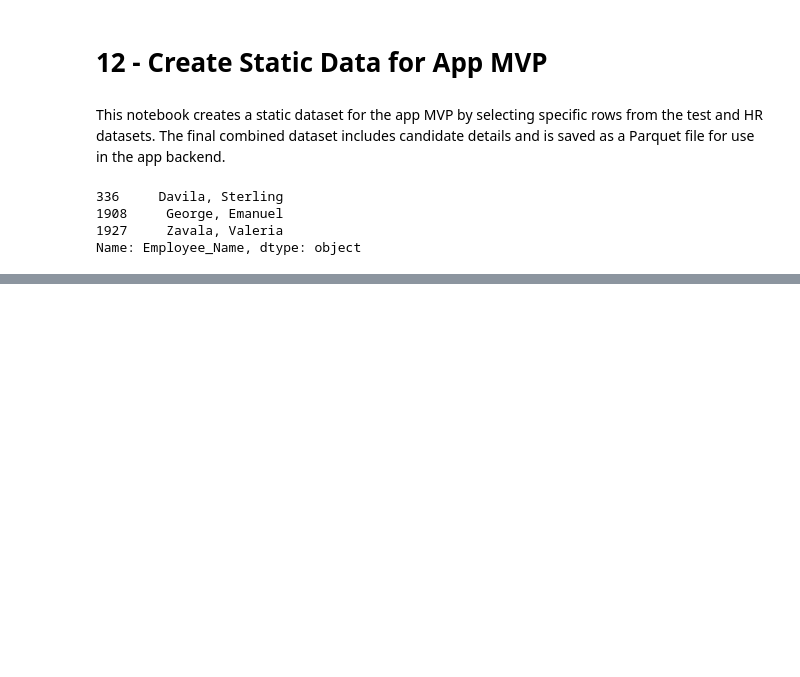
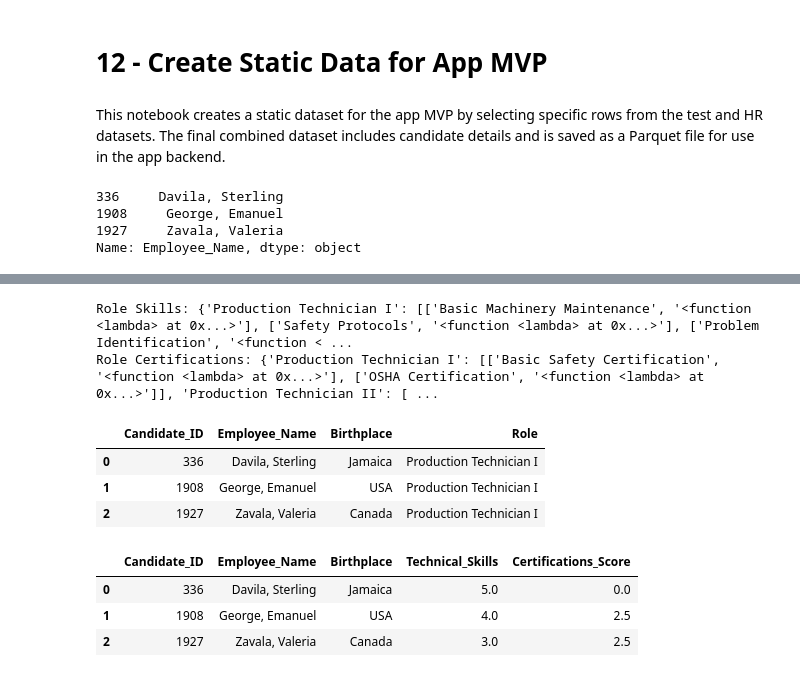
Before and after one commit to markuskuehnle/bias-fairness-mvp, a Jupyter notebook: notebooks/12_create_static_data_for_mvp.ipynb, the cells around one changed output, grey strips where cells are left out. Drawn from its saved outputs; the diff is of its cells as text; code cells hidden in the pictures; blank space fills up the shorter version.

```diff
--- a/notebooks/12_create_static_data_for_mvp.ipynb
+++ b/notebooks/12_create_static_data_for_mvp.ipynb
@@ -62,0 +131,15 @@ combined_rows.to_parquet("../data/app/static_data.parquet", index=False)
+# %%
+# Load role_skills
+with open("../models/role_skills.json", "r") as file:
+    role_skills_loaded = json.load(file)
+
+# Load role_certifications
+with open("../models/role_certifications.json", "r") as file:
+    role_certifications_loaded = json.load(file)
+
+# Example: Print loaded data
+print("Role Skills:", role_skills_loaded)
+print("Role Certifications:", role_certifications_loaded)
+# %% [output]
+Role Skills: {'Production Technician I': [['Basic Machinery Maintenance', '<function <lambda> at 0x...>'], ['Safety Protocols', '<function <lambda> at 0x...>'], ['Problem Identification', '<function < ...
+Role Certifications: {'Production Technician I': [['Basic Safety Certification', '<function <lambda> at 0x...>'], ['OSHA Certification', '<function <lambda> at 0x...>']], 'Production Technician II': [ ...
@@ -63,2 +163,46 @@ combined_rows.to_parquet("../data/app/static_data.parquet", index=False)
+# %%
+combined_rows[["Candidate_ID", "Employee_Name", "Birthplace", "Role"]]
+# %% [output]
+|  | Candidate_ID | Employee_Name | Birthplace | Role |
+| 0 | 336 | Davila, Sterling | Jamaica | Production Technician I |
+| 1 | 1908 | George, Emanuel | USA | Production Technician I |
+| 2 | 1927 | Zavala, Valeria | Canada | Production Technician I |
+# %%
+# Function to calculate technical skills score
+def calculate_technical_skills(row, role_skills):
+    role = row["Role"]
+    if role in role_skills:
+        skills_for_role = role_skills[role]
+        # Count the number of skills the applicant has
+        skills_count = sum(row[skill] for skill in skills_for_role if skill in row)
+        # Normalize the score to a 0-5 scale
+        max_skills = len(skills_for_role)
+        normalized_score = (skills_count / max_skills) * 5
+        return round(normalized_score, 2)
+    return 0  # Default if role not found
+# %%
+combined_rows["Technical_Skills"] = combined_rows.apply(calculate_technical_skills, axis=1, role_skills=processed_role_skills)
+# %%
+# Function to calculate certifications score
+def calculate_certifications_score(row, role_certifications):
+    role = row["Role"]
+    if role in role_certifications:
+        certifications_for_role = role_certifications[role]
+        # Count the number of certifications the applicant has
+        certifications_count = sum(row[cert] for cert in certifications_for_role if cert in row)
+        # Normalize the score to a 0-5 scale
+        max_certifications = len(certifications_for_role)
+        normalized_score = (certifications_count / max_certifications) * 5
+        return round(normalized_score, 2)
+    return 0  # Default if role not found
+# %%
+combined_rows["Certifications_Score"] = combined_rows.apply(calculate_certifications_score, axis=1, role_certifications=processed_role_certifications)
+# %%
+combined_rows[["Candidate_ID", "Employee_Name", "Birthplace", "Technical_Skills", "Certifications_Score"]]
+# %% [output]
+|  | Candidate_ID | Employee_Name | Birthplace | Technical_Skills | Certifications_Score |
+| 0 | 336 | Davila, Sterling | Jamaica | 5.0 | 0.0 |
+| 1 | 1908 | George, Emanuel | USA | 4.0 | 2.5 |
+| 2 | 1927 | Zavala, Valeria | Canada | 3.0 | 2.5 |
 # %%
 combined_rows.to_parquet("../app/data/static_data.parquet", index=False)
```
Also changed, not shown: parts of 6 cells of this notebook, 3 other files.
